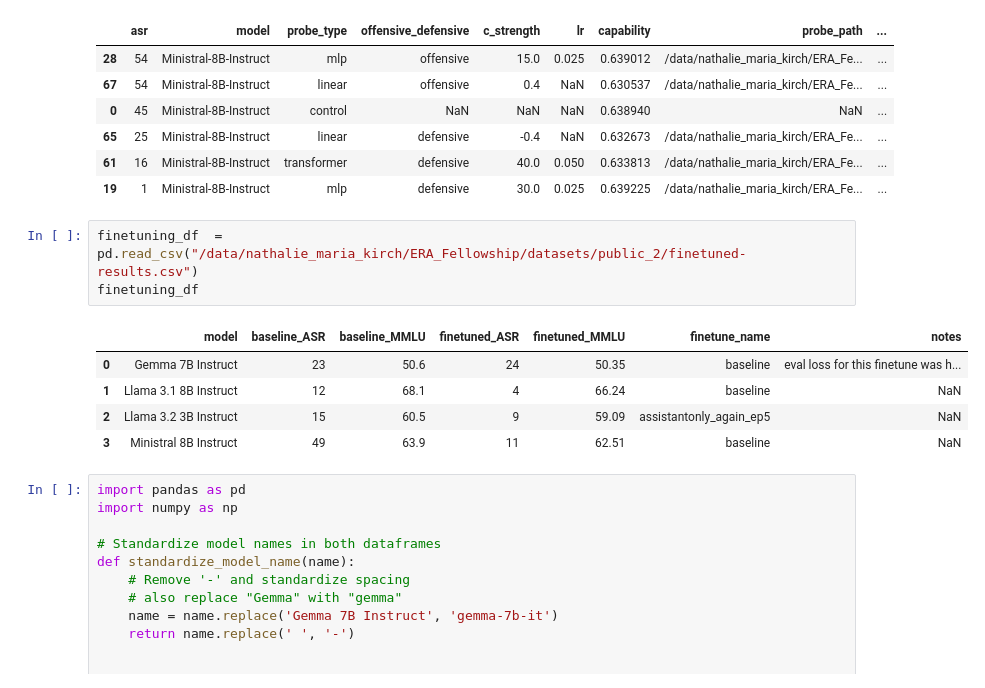
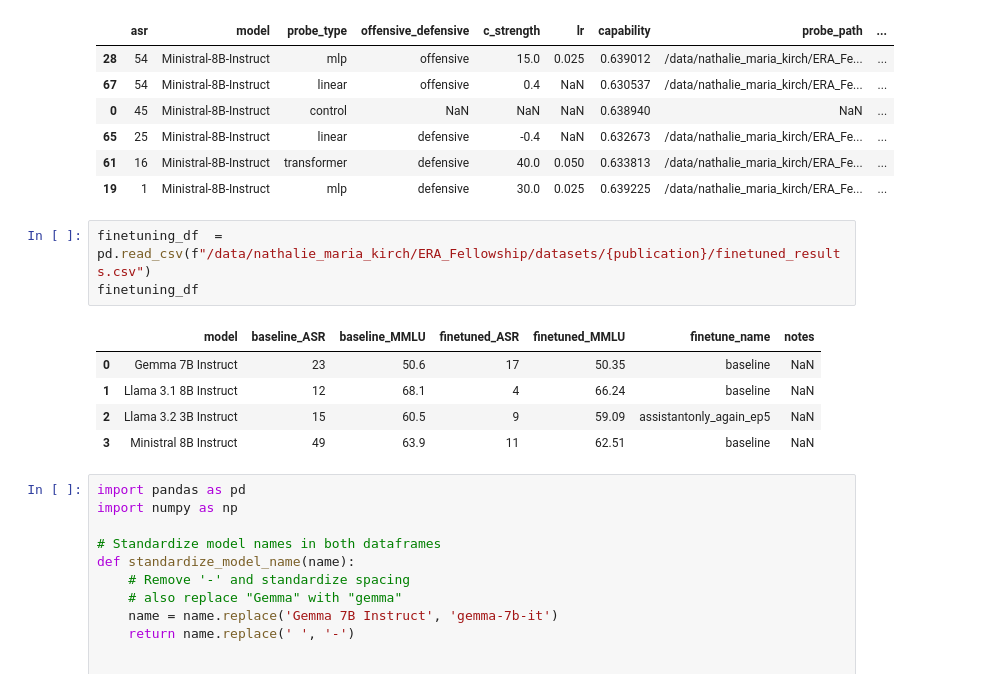
Before and after one commit to NLie2/what_features_jailbreak_LLMs, a Jupyter notebook: analysis/notebooks/4.1_causal_intervention.ipynb, the cells around one changed output. Cells and saved outputs as stored; diff of their text form.

```diff
--- a/analysis/notebooks/4.1_causal_intervention.ipynb
+++ b/analysis/notebooks/4.1_causal_intervention.ipynb
@@ -233,11 +233,11 @@ df
 | 61 | 16 | Ministral-8B-Instruct | transformer | defensive | 40.0 | 0.050 | 0.633813 | /data/nathalie_maria_kirch/ERA_Fe... | ... |
 | 19 | 1 | Ministral-8B-Instruct | mlp | defensive | 30.0 | 0.025 | 0.639225 | /data/nathalie_maria_kirch/ERA_Fe... | ... |
 # %%
-finetuning_df  = pd.read_csv("/data/nathalie_maria_kirch/ERA_Fellowship/datasets/public_2/finetuned-results.csv")
+finetuning_df  = pd.read_csv(f"/data/nathalie_maria_kirch/ERA_Fellowship/datasets/{publication}/finetuned_results.csv")
 finetuning_df
 # %% [output]
 |  | model | baseline_ASR | baseline_MMLU | finetuned_ASR | finetuned_MMLU | finetune_name | notes |
-| 0 | Gemma 7B Instruct | 23 | 50.6 | 24 | 50.35 | baseline | eval loss for this finetune was h... |
+| 0 | Gemma 7B Instruct | 23 | 50.6 | 17 | 50.35 | baseline | NaN |
 | 1 | Llama 3.1 8B Instruct | 12 | 68.1 | 4 | 66.24 | baseline | NaN |
 | 2 | Llama 3.2 3B Instruct | 15 | 60.5 | 9 | 59.09 | assistantonly_again_ep5 | NaN |
 | 3 | Ministral 8B Instruct | 49 | 63.9 | 11 | 62.51 | baseline | NaN |
```
Also changed, not shown: parts of 6 cells of this notebook, 7 other files.
